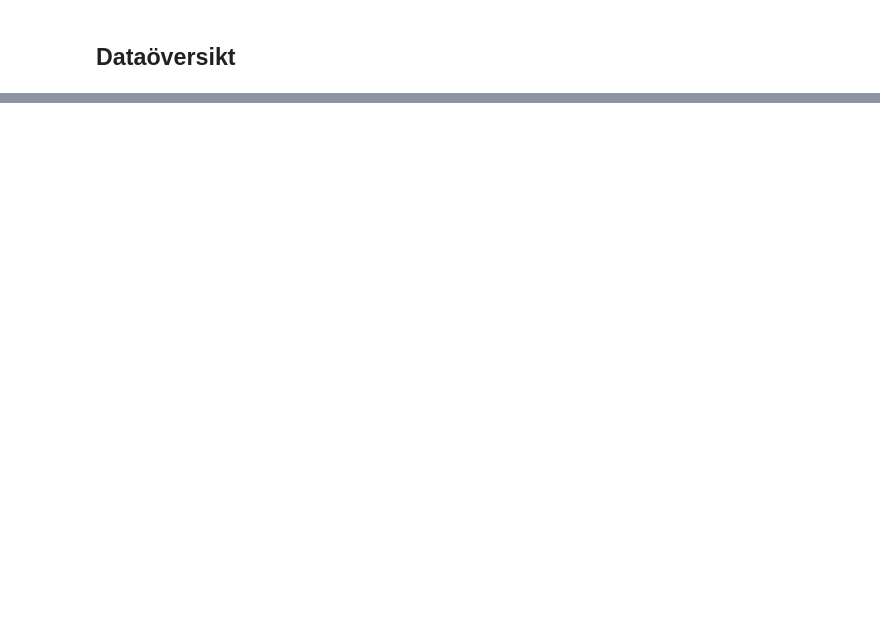
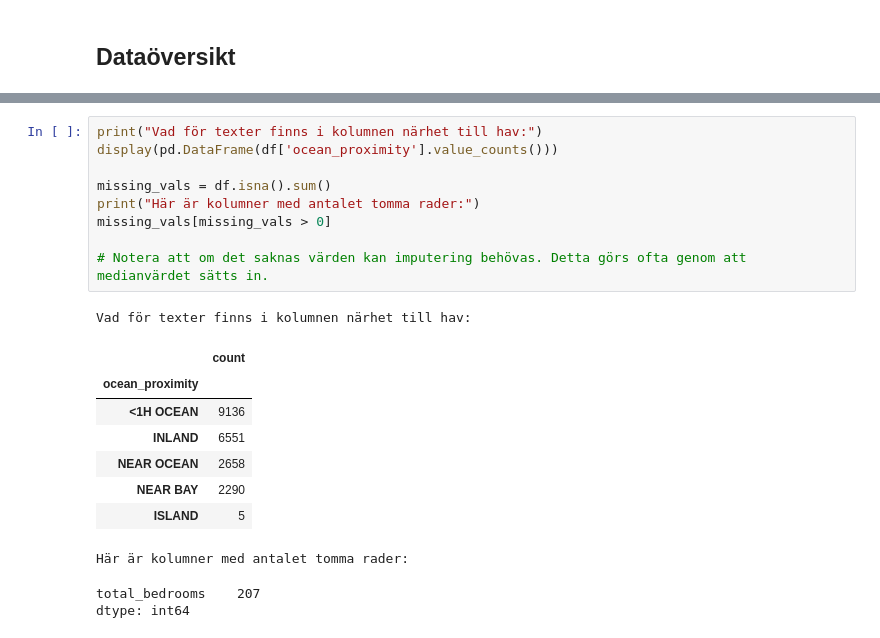
Before and after one commit to MaWe96/California-Housing-ML, a Jupyter notebook: notebook.ipynb, the cells around one changed output, grey strips where cells are left out. Drawn from its saved outputs; the diff is of its cells as text; blank space fills up the shorter version.

```diff
--- a/notebook.ipynb
+++ b/notebook.ipynb
@@ -23,0 +95,21 @@ df.tail(3)
+# %%
+print("Vad för texter finns i kolumnen närhet till hav:")
+display(pd.DataFrame(df['ocean_proximity'].value_counts()))
+
+missing_vals = df.isna().sum()
+print("Här är kolumner med antalet tomma rader:")
+missing_vals[missing_vals > 0]
+
+# Notera att om det saknas värden kan imputering behövas. Detta görs ofta genom att medianvärdet sätts in.
+# %% [output]
+Vad för texter finns i kolumnen närhet till hav:
+|  | count |
+| ocean_proximity |  |
+| <1H OCEAN | 9136 |
+| INLAND | 6551 |
+| NEAR OCEAN | 2658 |
+| NEAR BAY | 2290 |
+| ISLAND | 5 |
+Här är kolumner med antalet tomma rader:
+total_bedrooms    207
+dtype: int64
```
Also changed, not shown: parts of 26 cells of this notebook.
